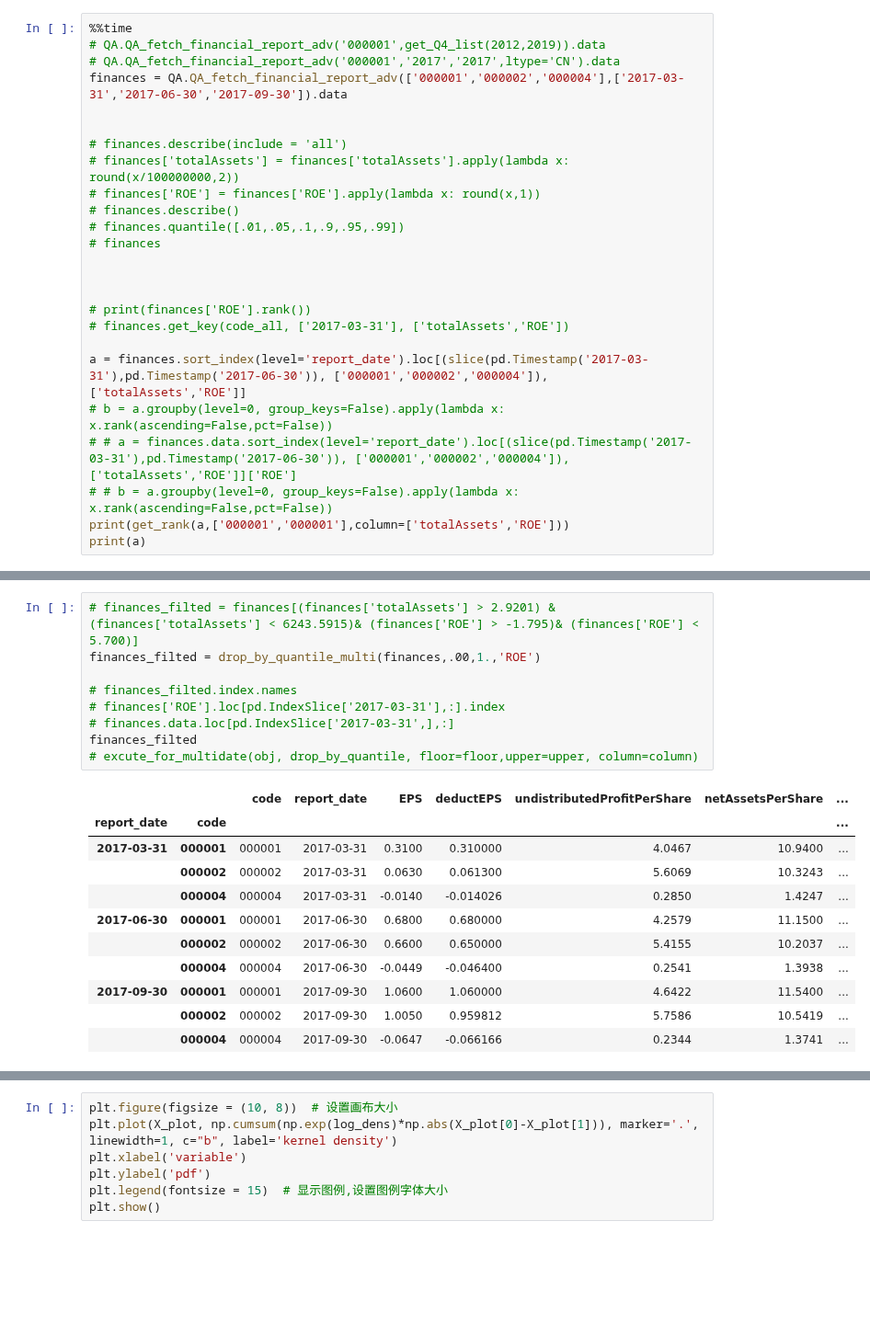
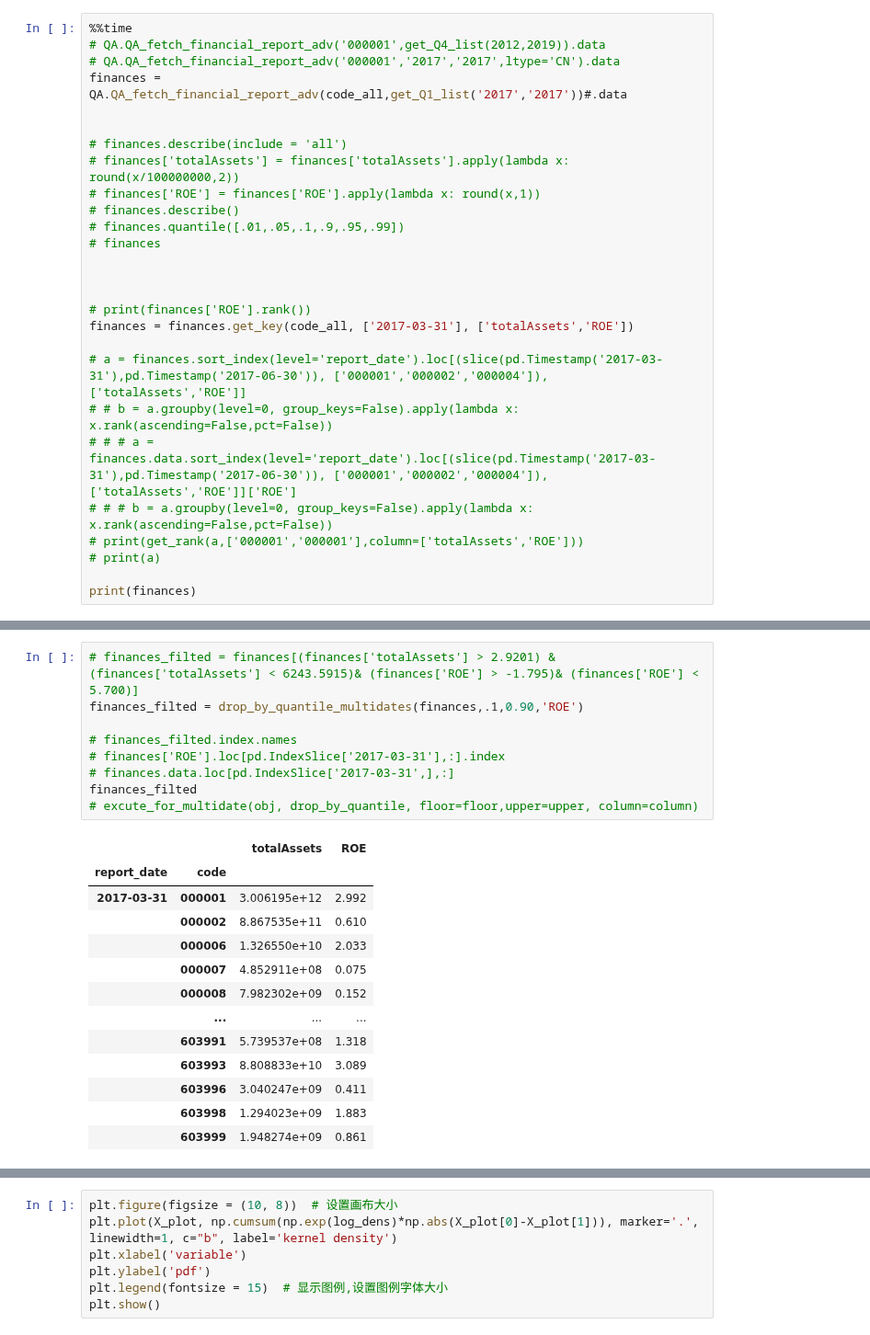
Before and after one commit to kaikai03/IndicatorLab, a Jupyter notebook: DescTools.ipynb, the cells around one changed output, grey strips where cells are left out. Shown at 92% size. Saved outputs shown, nothing was run; the diff lists cells and outputs as text; blank space fills up the shorter version.

```diff
--- a/DescTools.ipynb
+++ b/DescTools.ipynb
@@ -180,7 +178,7 @@ Wall time: 606 ms
 %%time
 # QA.QA_fetch_financial_report_adv('000001',get_Q4_list(2012,2019)).data
 # QA.QA_fetch_financial_report_adv('000001','2017','2017',ltype='CN').data
-finances = QA.QA_fetch_financial_report_adv(['000001','000002','000004'],['2017-03-31','2017-06-30','2017-09-30']).data
+finances = QA.QA_fetch_financial_report_adv(code_all,get_Q1_list('2017','2017'))#.data
 
 
 # finances.describe(include = 'all')
@@ -193,12 +191,14 @@ finances = QA.QA_fetch_financial_report_adv(['000001','000002','000004'],['2017-
 
 
 # print(finances['ROE'].rank())
-# finances.get_key(code_all, ['2017-03-31'], ['totalAssets','ROE'])
+finances = finances.get_key(code_all, ['2017-03-31'], ['totalAssets','ROE'])
 
-a = finances.sort_index(level='report_date').loc[(slice(pd.Timestamp('2017-03-31'),pd.Timestamp('2017-06-30')), ['000001','000002','000004']),['totalAssets','ROE']]
-# b = a.groupby(level=0, group_keys=False).apply(lambda x: x.rank(ascending=False,pct=False))
-# # a = finances.data.sort_index(level='report_date').loc[(slice(pd.Timestamp('2017-03-31'),pd.Timestamp('2017-06-30')), ['000001','000002','000004']),['totalAssets','ROE']]['ROE']
+# a = finances.sort_index(level='report_date').loc[(slice(pd.Timestamp('2017-03-31'),pd.Timestamp('2017-06-30')), ['000001','000002','000004']),['totalAssets','ROE']]
 # # b = a.groupby(level=0, group_keys=False).apply(lambda x: x.rank(ascending=False,pct=False))
-print(get_rank(a,['000001','000001'],column=['totalAssets','ROE']))
-print(a)
+# # # a = finances.data.sort_index(level='report_date').loc[(slice(pd.Timestamp('2017-03-31'),pd.Timestamp('2017-06-30')), ['000001','000002','000004']),['totalAssets','ROE']]['ROE']
+# # # b = a.groupby(level=0, group_keys=False).apply(lambda x: x.rank(ascending=False,pct=False))
+# print(get_rank(a,['000001','000001'],column=['totalAssets','ROE']))
+# print(a)
+
+print(finances)
 # %% [output]
@@ -218,21 +221,23 @@ Wall time: 713 ms
 # %%
 # finances_filted = finances[(finances['totalAssets'] > 2.9201) & (finances['totalAssets'] < 6243.5915)& (finances['ROE'] > -1.795)& (finances['ROE'] < 5.700)]
-finances_filted = drop_by_quantile_multi(finances,.00,1.,'ROE')
+finances_filted = drop_by_quantile_multidates(finances,.1,0.90,'ROE')
 
 # finances_filted.index.names
 # finances['ROE'].loc[pd.IndexSlice['2017-03-31'],:].index
 # finances.data.loc[pd.IndexSlice['2017-03-31',],:]
 finances_filted
 # excute_for_multidate(obj, drop_by_quantile, floor=floor,upper=upper, column=column)
 # %% [output]
-|  |  | code | report_date | EPS | deductEPS | undistributedProfitPerShare | netAssetsPerShare | ... |
-| report_date | code |  |  |  |  |  |  | ... |
-| 2017-03-31 | 000001 | 000001 | 2017-03-31 | 0.3100 | 0.310000 | 4.0467 | 10.9400 | ... |
-|  | 000002 | 000002 | 2017-03-31 | 0.0630 | 0.061300 | 5.6069 | 10.3243 | ... |
-|  | 000004 | 000004 | 2017-03-31 | -0.0140 | -0.014026 | 0.2850 | 1.4247 | ... |
-| 2017-06-30 | 000001 | 000001 | 2017-06-30 | 0.6800 | 0.680000 | 4.2579 | 11.1500 | ... |
-|  | 000002 | 000002 | 2017-06-30 | 0.6600 | 0.650000 | 5.4155 | 10.2037 | ... |
-|  | 000004 | 000004 | 2017-06-30 | -0.0449 | -0.046400 | 0.2541 | 1.3938 | ... |
-| 2017-09-30 | 000001 | 000001 | 2017-09-30 | 1.0600 | 1.060000 | 4.6422 | 11.5400 | ... |
-|  | 000002 | 000002 | 2017-09-30 | 1.0050 | 0.959812 | 5.7586 | 10.5419 | ... |
-|  | 000004 | 000004 | 2017-09-30 | -0.0647 | -0.066166 | 0.2344 | 1.3741 | ... |
+|  |  | totalAssets | ROE |
+| report_date | code |  |  |
+| 2017-03-31 | 000001 | 3.006195e+12 | 2.992 |
+|  | 000002 | 8.867535e+11 | 0.610 |
+|  | 000006 | 1.326550e+10 | 2.033 |
+|  | 000007 | 4.852911e+08 | 0.075 |
+|  | 000008 | 7.982302e+09 | 0.152 |
+|  | ... | ... | ... |
+|  | 603991 | 5.739537e+08 | 1.318 |
+|  | 603993 | 8.808833e+10 | 3.089 |
+|  | 603996 | 3.040247e+09 | 0.411 |
+|  | 603998 | 1.294023e+09 | 1.883 |
+|  | 603999 | 1.948274e+09 | 0.861 |
```
Also changed, not shown: parts of 7 cells of this notebook, 2 other files.
